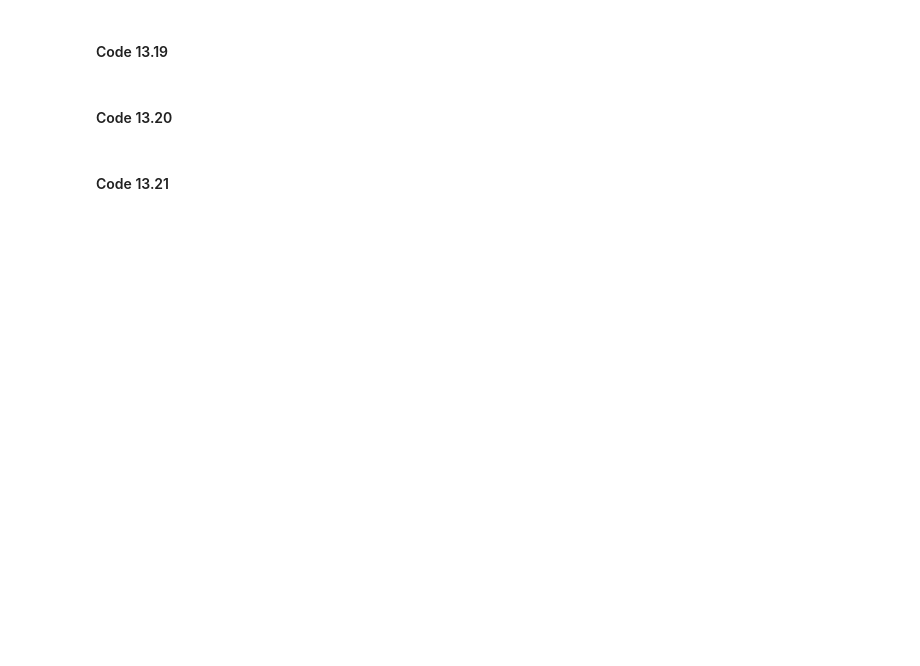
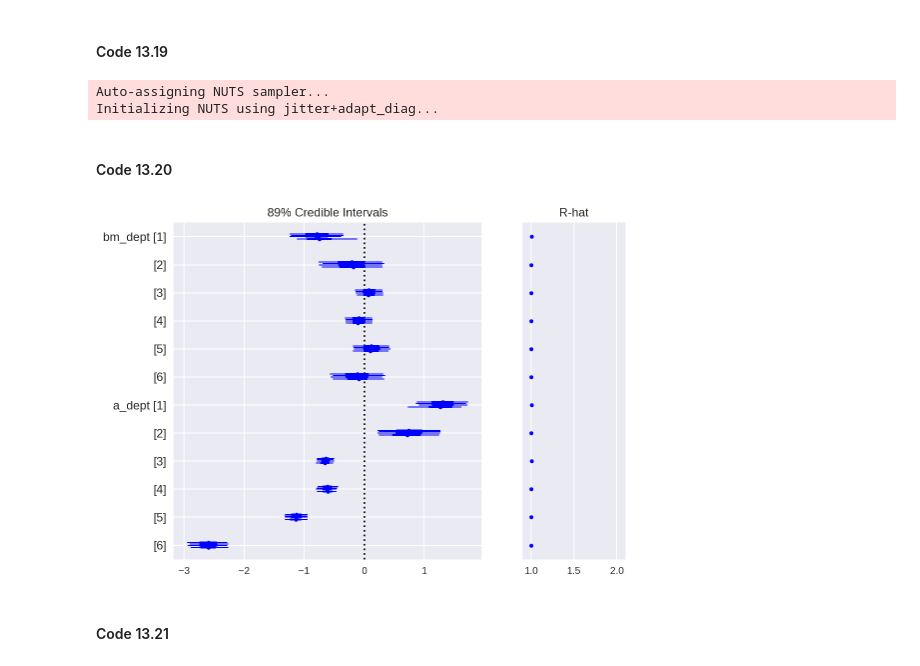
Before and after one commit to aloctavodia/Statistical-Rethinking-with-Python-and-PyMC3, a Jupyter notebook: Chp_13.ipynb, the cells around one changed output. Cells and saved outputs as stored; diff of their text form; code cells hidden in the pictures; blank space fills up the shorter version.

```diff
--- a/Chp_13.ipynb
+++ b/Chp_13.ipynb
@@ -231,3 +246,17 @@ d_ad['male'] = (d_ad['applicant.gender'] == 'male').astype(int)
 d_ad['dept_id'] = pd.Categorical(d_ad['dept']).codes
 # %% [markdown]
 #### Code 13.18
+# %%
+Dept_id = d_ad['dept_id'].values
+Ndept = len(d_ad['dept_id'].unique())
+with pm.Model() as m_13_2:
+    a = pm.Normal('a', 0, 10)
+    bm = pm.Normal('bm', 0, 1)
+    sigma_dept = pm.HalfCauchy('sigma_dept', 2)
+    a_dept = pm.Normal('a_dept', a, sigma_dept, shape=Ndept)
+    p = pm.math.invlogit(a_dept[Dept_id] + bm * d_ad['male'])
+    admit = pm.Binomial('admit', p=p, n=d_ad.applications, observed=d_ad.admit)
+
+    trace_13_2 = pm.sample(4500, tune=500, njobs=3)
+
+pm.summary(trace_13_2, alpha=.11).round(2)
@@ -234,6 +276,39 @@ d_ad['dept_id'] = pd.Categorical(d_ad['dept']).codes
 # %% [markdown]
 #### Code 13.19
+# %%
+with pm.Model() as m_13_3:
+    a = pm.Normal('a', 0, 10)
+    bm = pm.Normal('bm', 0, 1)
+
+    sd_dist = pm.HalfCauchy.dist(beta=2)
+    packed_chol = pm.LKJCholeskyCov('chol_cov', eta=2, n=2, sd_dist=sd_dist)
+
+    # compute the covariance matrix
+    chol = pm.expand_packed_triangular(2, packed_chol, lower=True)
+    cov = tt.dot(chol, chol.T)
+
+    # Extract the standard deviations and rho
+    sigma_ab = pm.Deterministic('sigma_dept', tt.sqrt(tt.diag(cov)))
+    corr = tt.diag(sigma_ab**-1).dot(cov.dot(tt.diag(sigma_ab**-1)))
+    r = pm.Deterministic('Rho', corr[np.triu_indices(2, k=1)])
+
+    mu = pm.MvNormal('ab_cafe', mu=tt.stack([a, bm]), chol=chol, shape=(Ndept, 2))
+
+    a_dept = pm.Deterministic('a_dept', mu[:, 0])
+    a_dept = pm.Deterministic('bm_dept', mu[:, 1])
+
+    p = pm.math.invlogit(mu[Dept_id, 0] + mu[Dept_id, 1] * d_ad['male'])
+    admit = pm.Binomial('admit', p=p, n=d_ad.applications, observed=d_ad.admit)
+
+    trace_13_3 = pm.sample(5000, tune=1000, njobs=4)
+# %% [output]
+Auto-assigning NUTS sampler...
+Initializing NUTS using jitter+adapt_diag...
 # %% [markdown]
 #### Code 13.20
+# %%
+pm.forestplot(trace_13_3, varnames=['bm_dept', 'a_dept'], alpha=.11);
+# %% [output]
+[figure, added]
 # %% [markdown]
 #### Code 13.21
```
Also changed, not shown: parts of 39 cells of this notebook, 2 other files.
